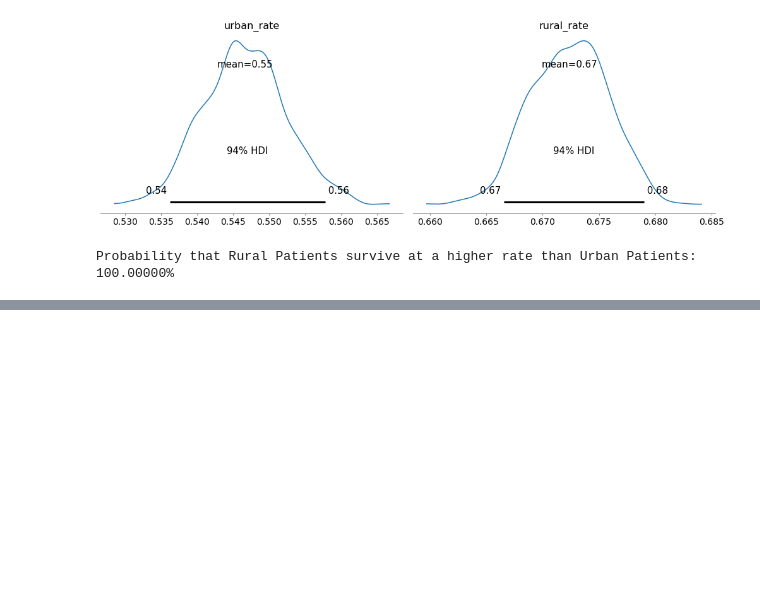
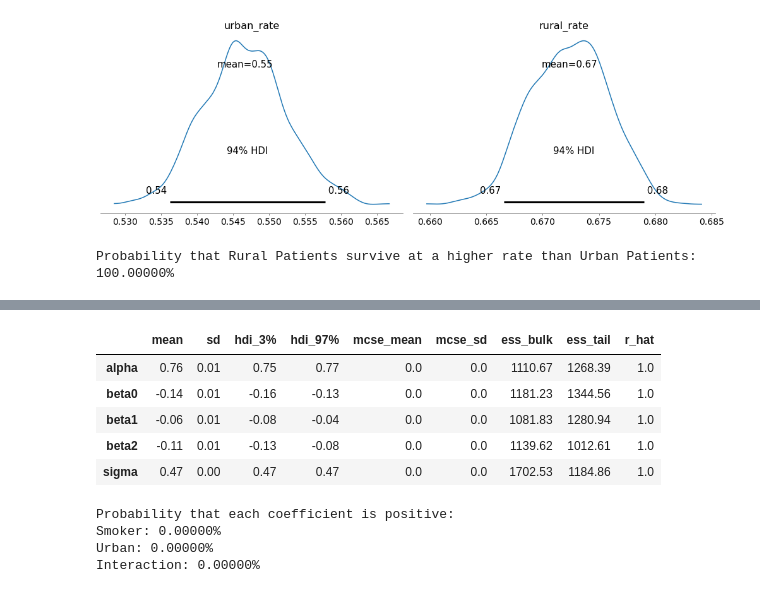
Before and after one commit to jrizcallah/bayesian_ab_testing, a Jupyter notebook: bayesian_AB_test.ipynb, the cells around one changed output, grey strips where cells are left out. Saved outputs shown, nothing was run; the diff lists cells and outputs as text; code cells hidden in the pictures; blank space fills up the shorter version.

```diff
--- a/bayesian_AB_test.ipynb
+++ b/bayesian_AB_test.ipynb
@@ -119,0 +159,24 @@ Probability that Rural Patients survive at a higher rate than Urban Patients: 10
+# %%
+display(az.summary(trace, round_to=2))
+# %% [output]
+|  | mean | sd | hdi_3% | hdi_97% | mcse_mean | mcse_sd | ess_bulk | ess_tail | r_hat |
+| alpha | 0.76 | 0.01 | 0.75 | 0.77 | 0.0 | 0.0 | 1110.67 | 1268.39 | 1.0 |
+| beta0 | -0.14 | 0.01 | -0.16 | -0.13 | 0.0 | 0.0 | 1181.23 | 1344.56 | 1.0 |
+| beta1 | -0.06 | 0.01 | -0.08 | -0.04 | 0.0 | 0.0 | 1081.83 | 1280.94 | 1.0 |
+| beta2 | -0.11 | 0.01 | -0.13 | -0.08 | 0.0 | 0.0 | 1139.62 | 1012.61 | 1.0 |
+| sigma | 0.47 | 0.00 | 0.47 | 0.47 | 0.0 | 0.0 | 1702.53 | 1184.86 | 1.0 |
+# %%
+beta0_samples = trace.posterior['beta0'].values
+beta1_samples = trace.posterior['beta1'].values
+beta2_samples = trace.posterior['beta2'].values
+
+
+print('Probability that each coefficient is positive:')
+print(f'Smoker: {(beta0_samples >= 0).mean():.5%}')
+print(f'Urban: {(beta1_samples >= 0).mean():.5%}')
+print(f'Interaction: {(beta2_samples >= 0).mean():.5%}')
+# %% [output]
+Probability that each coefficient is positive:
+Smoker: 0.00000%
+Urban: 0.00000%
+Interaction: 0.00000%
```
Also changed, not shown: parts of 6 cells of this notebook.
